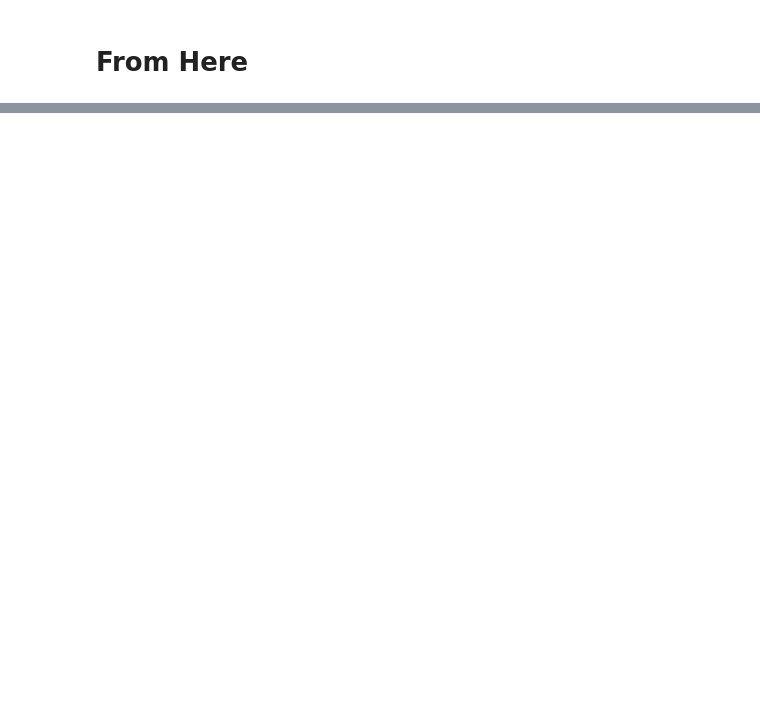
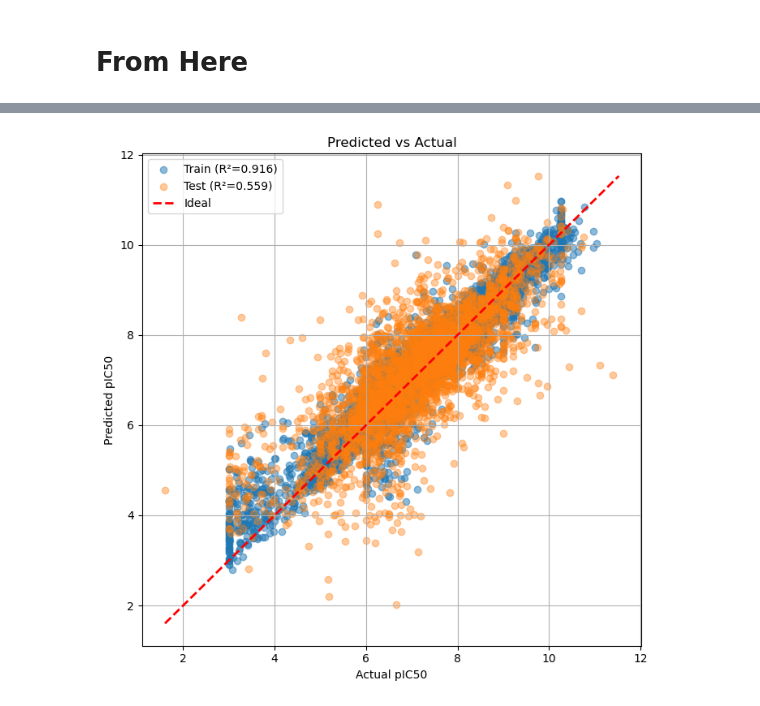
Before and after one commit to Yash-Dhanawate/PharmaGNN-XAI, a Jupyter notebook: XAI.ipynb, the cells around one changed output, grey strips where cells are left out. Cells and saved outputs as stored; diff of their text form; code cells hidden in the pictures; blank space fills up the shorter version.

```diff
--- a/XAI.ipynb
+++ b/XAI.ipynb
@@ -349,7 +355,7 @@ def get_atom_bonds(smiles):
     return np.array(atoms), np.array(bonds).transpose()
 
 train_dataset[["atoms", "bonds"]] = train_dataset["Smiles"].apply(lambda x: pd.Series(get_atom_bonds(x)))
-test_dataset[["atoms", "bonds"]] = train_dataset["Smiles"].apply(lambda x: pd.Series(get_atom_bonds(x)))
+test_dataset[["atoms", "bonds"]] = test_dataset["Smiles"].apply(lambda x: pd.Series(get_atom_bonds(x)))
 # %%
 from torch_geometric.data import Data, Dataset
 from torch_geometric.loader import DataLoader
@@ -382,5 +388,5 @@ class GraphDataset(Dataset):
 train_dataset_pyg = GraphDataset(train_dataset[['atoms', 'bonds']], train_dataset['pIC50'], train_dataset['fp'])
 test_dataset_pyg = GraphDataset(test_dataset[['atoms', 'bonds']], test_dataset['pIC50'], test_dataset['fp'])
 
-train_loader = DataLoader(train_dataset_pyg, batch_size=128, shuffle=True)
-test_loader = DataLoader(test_dataset_pyg, batch_size=128)
+train_loader = DataLoader(train_dataset_pyg, batch_size=256, shuffle=True)
+test_loader = DataLoader(test_dataset_pyg, batch_size=256)
@@ -444,15 +453,15 @@ class GIN(nn.Module):
         ))
 
         self.mlp = nn.Sequential(
-            nn.Linear(128+2048, 128),
-            nn.ReLU(),
-            nn.Linear(128, 256),
-            nn.ReLU(),
-            nn.Linear(256, 512),
+            nn.Linear(128+2048, 512),
             nn.ReLU(),
             nn.Linear(512, 512),
             nn.ReLU(),
-            nn.Linear(512, 1)
+            nn.Linear(512, 256),
+            nn.ReLU(),
+            nn.Linear(256, 128),
+            nn.ReLU(),
+            nn.Linear(128, 1)
         )
 
     def forward(self, atom_num, edges_index, fp, batch):
@@ -578,0 +578,43 @@ plt.show()
+# %%
+plt.figure(figsize=(7,7))
+
+# Training set
+plt.scatter(
+    train_targets,
+    train_preds,
+    alpha=0.5,
+    color="tab:blue",
+    label=f"Train (R²={train_r2:.3f})"
+)
+
+# Test set
+plt.scatter(
+    test_targets,
+    test_preds,
+    alpha=0.4,
+    color="tab:orange",
+    label=f"Test (R²={test_r2:.3f})"
+)
+
+# Ideal line
+min_val = min(
+    train_targets.min(), train_preds.min(),
+    test_targets.min(), test_preds.min()
+)
+max_val = max(
+    train_targets.max(), train_preds.max(),
+    test_targets.max(), test_preds.max()
+)
+
+plt.plot([min_val, max_val], [min_val, max_val],
+         'r--', linewidth=2, label='Ideal')
+
+plt.xlabel("Actual pIC50")
+plt.ylabel("Predicted pIC50")
+plt.title("Predicted vs Actual")
+plt.legend()
+plt.grid(True)
+plt.tight_layout()
+plt.show()
+# %% [output]
+[figure, added]
```
Also changed, not shown: parts of 26 cells of this notebook, 2 other files.
